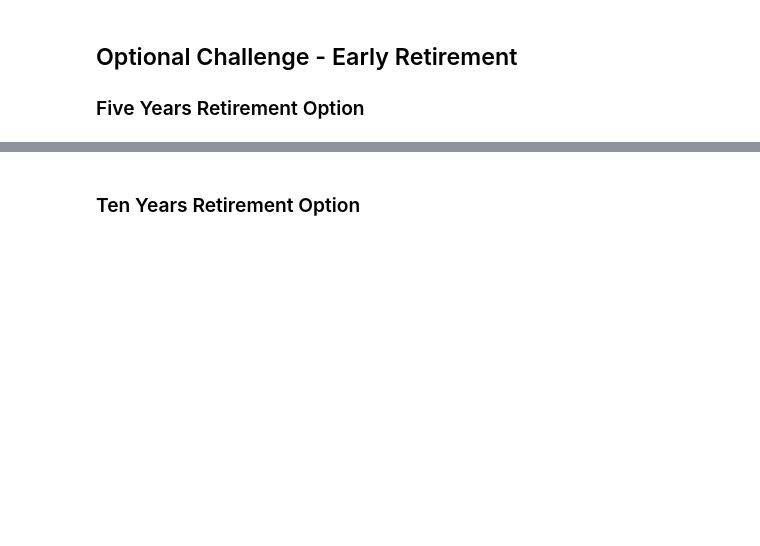
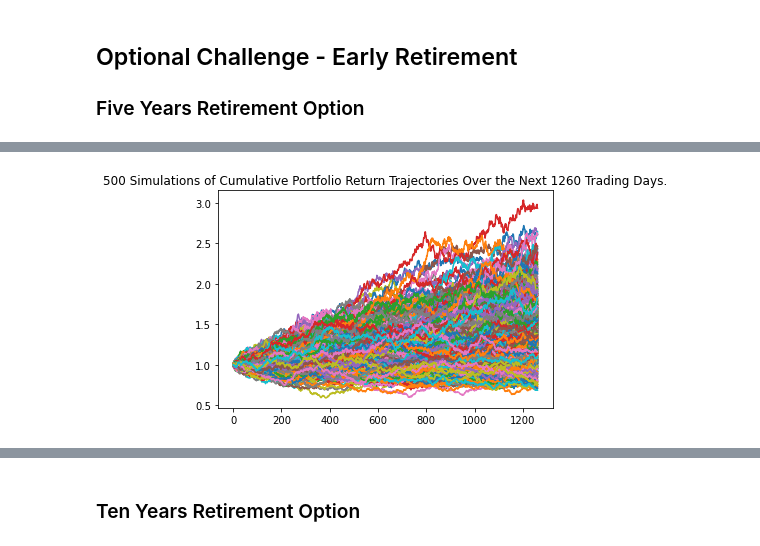
Before and after one commit to salmankhaliq22/Financial_planner, a Jupyter notebook: financial-planner.ipynb, the cells around one changed output, grey strips where cells are left out. Cells and saved outputs as stored; diff of their text form; code cells hidden in the pictures; blank space fills up the shorter version.

```diff
--- a/financial-planner.ipynb
+++ b/financial-planner.ipynb
@@ -374,0 +302,14 @@ Running Monte Carlo simulation number 490.
+# %%
+# Configuring a Monte Carlo simulation to forecast 5 years cumulative returns
+MC_Sim_5 = MCSimulation(
+    portfolio_data = df_stock_data,
+    weights = [.40,.60],
+    num_simulation = 500,
+    num_trading_days = 252*5
+)
+
+# Printing the simulation input data
+print(MC_Sim_5)
+
+# Running a Monte Carlo simulation to forecast 30 years cumulative returns
+MC_Sim_5.calc_cumulative_return()
@@ -374,0 +341,7 @@ Running Monte Carlo simulation number 490.
+# %%
+# Plot simulation outcomes
+line_plot = MC_Sim_5.plot_simulation()
+line_plot.get_figure().savefig("MC_Sim_5_years_sim_plot.png", bbox_inches="tight")
+plt.show()
+# %% [output]
+[figure, added]
```
Also changed, not shown: parts of 19 cells of this notebook, 4 other files.
